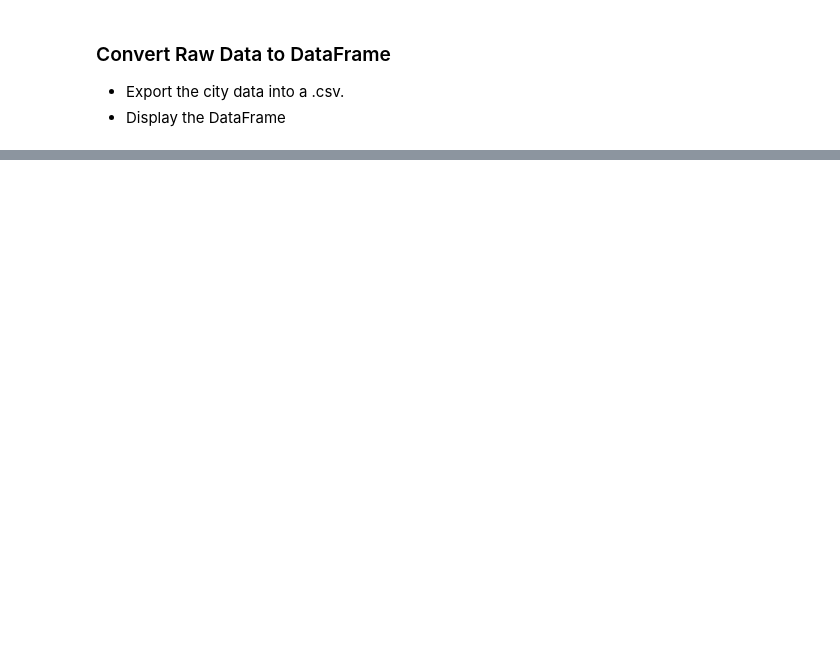
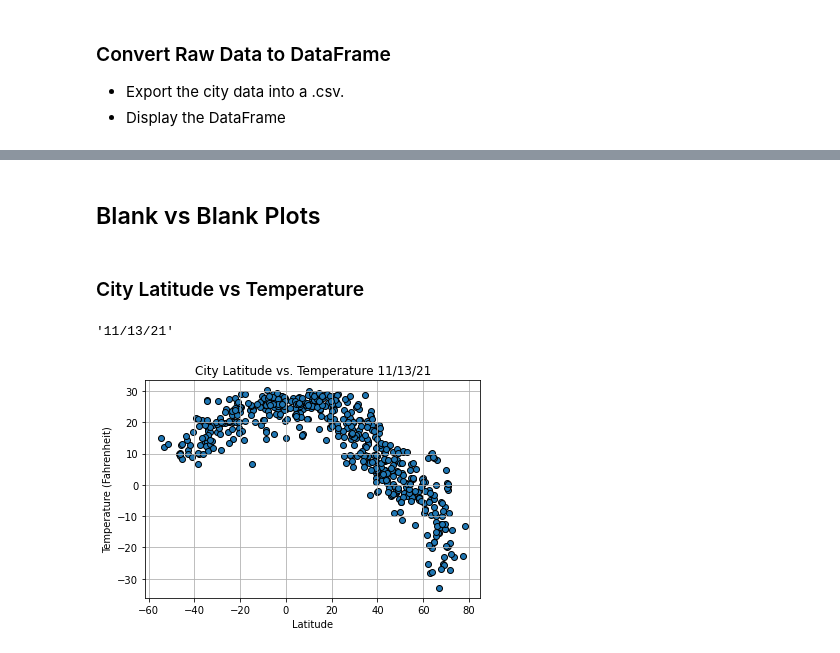
Before and after one commit to samuelroiz/Weather_Search, a Jupyter notebook: Code/Weather_Code.ipynb, the cells around one changed output, grey strips where cells are left out. Saved outputs shown, nothing was run; the diff lists cells and outputs as text; code cells hidden in the pictures; blank space fills up the shorter version.

Commit message:
Updated code. Added images of plots. Added files.

```diff
--- a/Code/Weather_Code.ipynb
+++ b/Code/Weather_Code.ipynb
@@ -373,0 +389,4 @@ dtype: int64
+# %%
+# reset index since we took out some unwanted data... make sure we reset index and drop those are not needed
+weather_data_clean = weather_data_clean.reset_index(drop=True)
+weather_data_clean
@@ -373,0 +446,4 @@ dtype: int64
+# %%
+# convert columns into integers that do not need decimals such as city_id
+weather_data_clean['city_id'] = weather_data_clean['city_id'].astype(int)
+print(weather_data_clean['city_id'])
@@ -373,0 +467,34 @@ dtype: int64
+# %% [markdown]
+## Blank vs Blank Plots
+# %% [markdown]
+### City Latitude vs Temperature
+# %%
+weather_Date_col = weather_data_clean['weather_date'][0]
+weather_Date_col
+# %% [output]
+'11/13/21'
+# %%
+# from 'weather_data_clean' table
+weather_Date_col = weather_data_clean['weather_date'][0]
+plt.scatter(weather_data_clean["latitude"], weather_data_clean["temp"], marker="o",edgecolors='black')
+
+# Graph
+#title
+plt.title(f"City Latitude vs. Temperature {weather_Date_col}")
+
+# x label
+plt.xlabel("Latitude")
+
+# y label
+plt.ylabel("Temperature (Fahrenheit)")
+
+# Show lines of the chart...
+plt.grid(True)
+
+# Save the figure
+plt.savefig("../Images/Latitude_Vs_Temperature.png")
+
+# Show plot
+plt.show()
+# %% [output]
+[figure, added]
```
Also changed, not shown: parts of 21 cells of this notebook, 6 other files.
